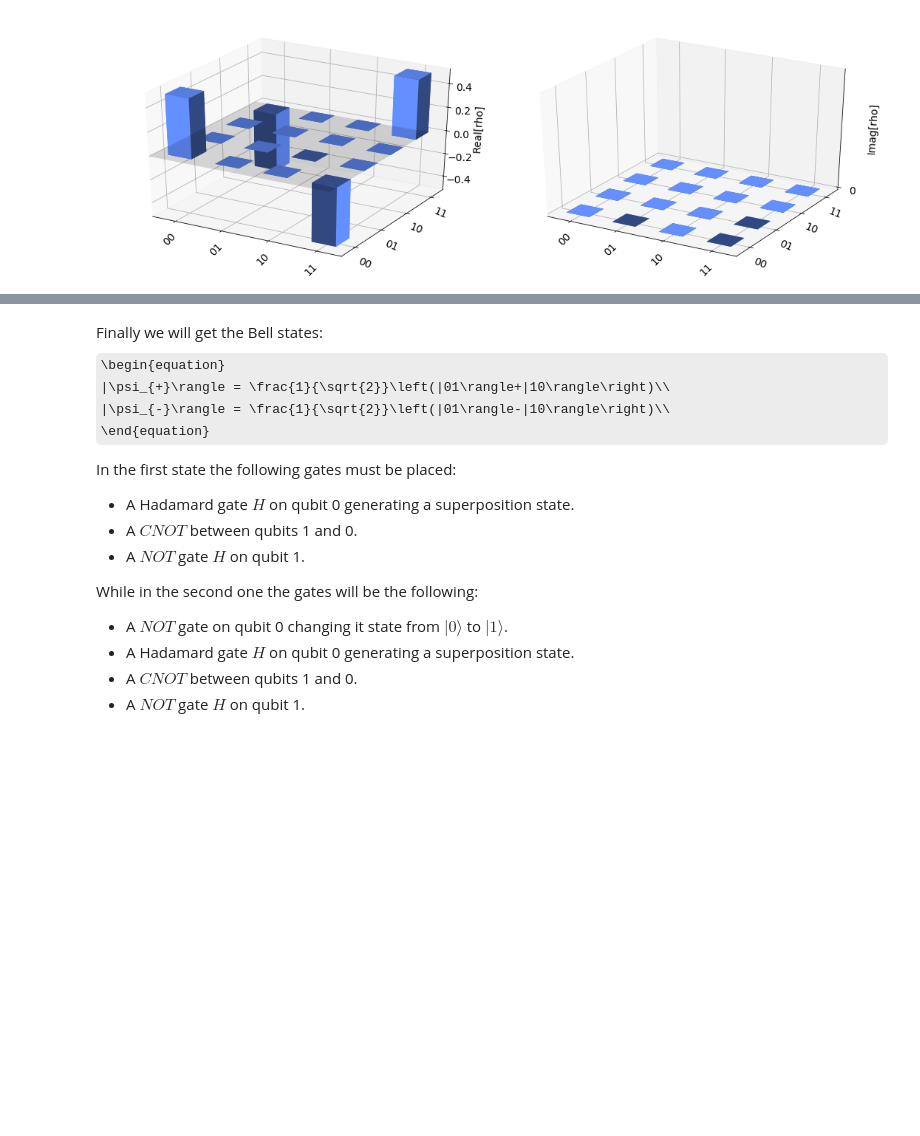
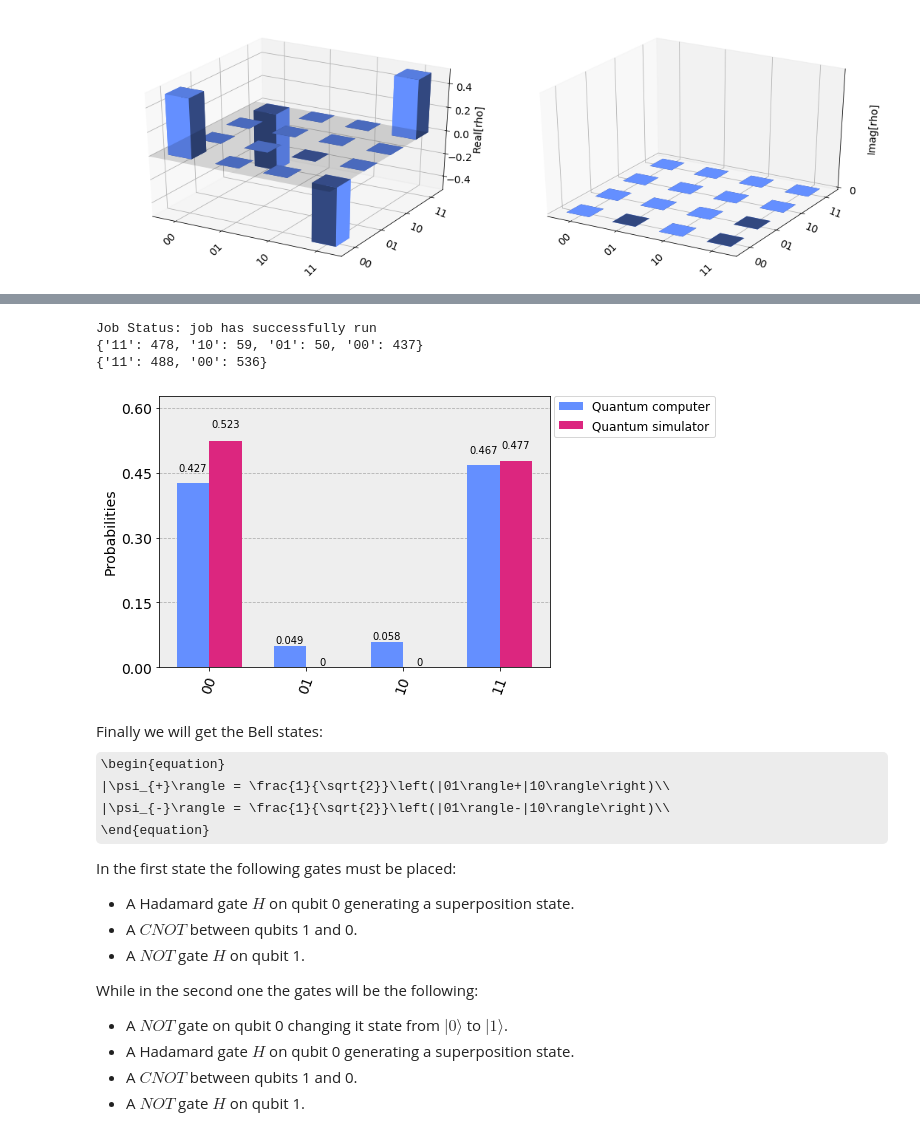
Before and after one commit to JavierGalvan9/TFG-Javier_Galv-n_Fraile, a Jupyter notebook: 01 Construction of Bell States.ipynb, the cells around one changed output, grey strips where cells are left out. Cells and saved outputs as stored; diff of their text form; code cells hidden in the pictures; some formulas as TeX source; blank space fills up the shorter version.

```diff
--- a/01 Construction of Bell States.ipynb
+++ b/01 Construction of Bell States.ipynb
@@ -167,3 +194,20 @@ plot_histogram(counts)
+# %%
+#Quantum device
+qc2 = qc
+job_exp2 = execute(qc2, backend=backend, shots=shots, max_credits=max_credits)
+job_monitor(job_exp2)
+result_exp2 = job_exp2.result()
+counts_exp2 = result_exp2.get_counts(qc2)
+print(counts_exp2)
+print(counts)
+legend = ['Quantum computer', 'Quantum simulator']
+plot_histogram([counts_exp2,counts], legend = legend).savefig('bell2.png', bbox_inches='tight')
+plot_histogram([counts_exp2,counts], legend = legend)
+# %% [output]
+Job Status: job has successfully run
+{'11': 478, '10': 59, '01': 50, '00': 437}
+{'11': 488, '00': 536}
+[figure, added]
 # %% [markdown]
 Finally we will get the Bell states:
 \begin{equation}
```
Also changed, not shown: parts of 21 cells of this notebook, 5 other files.
